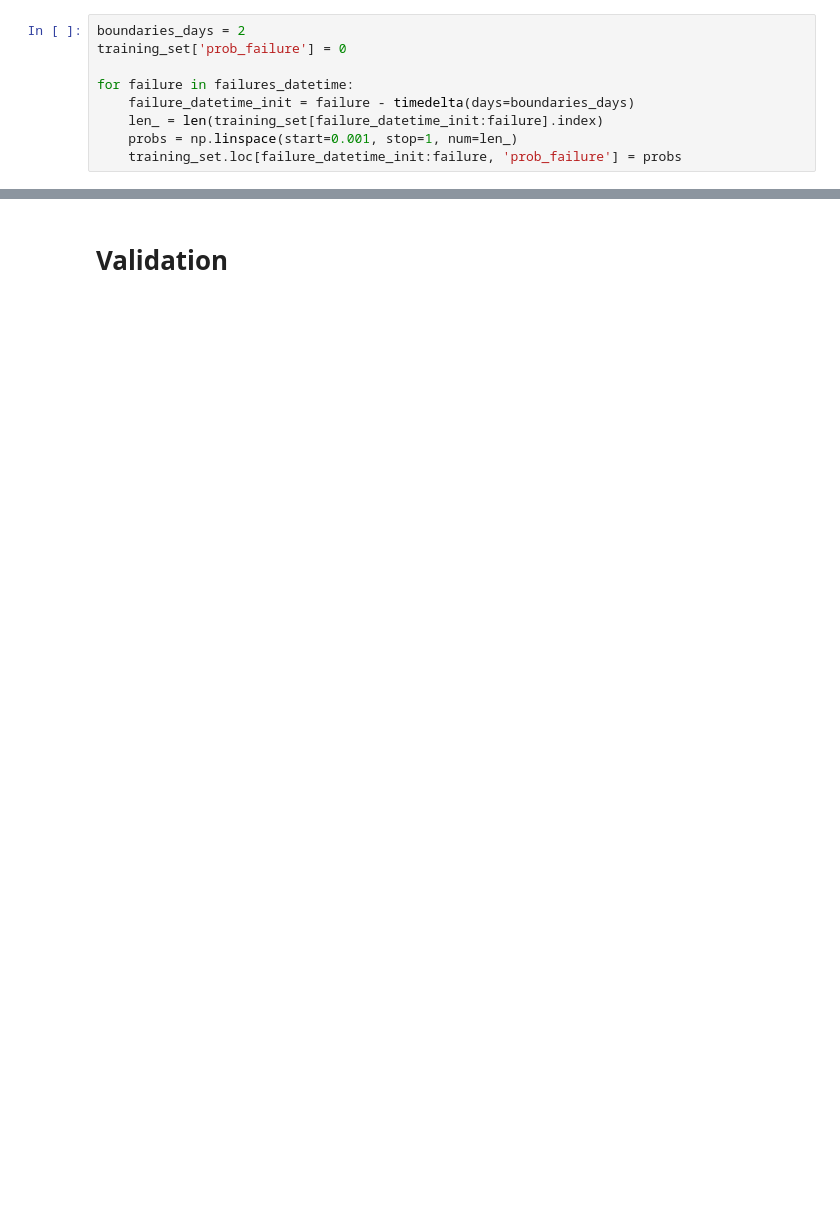
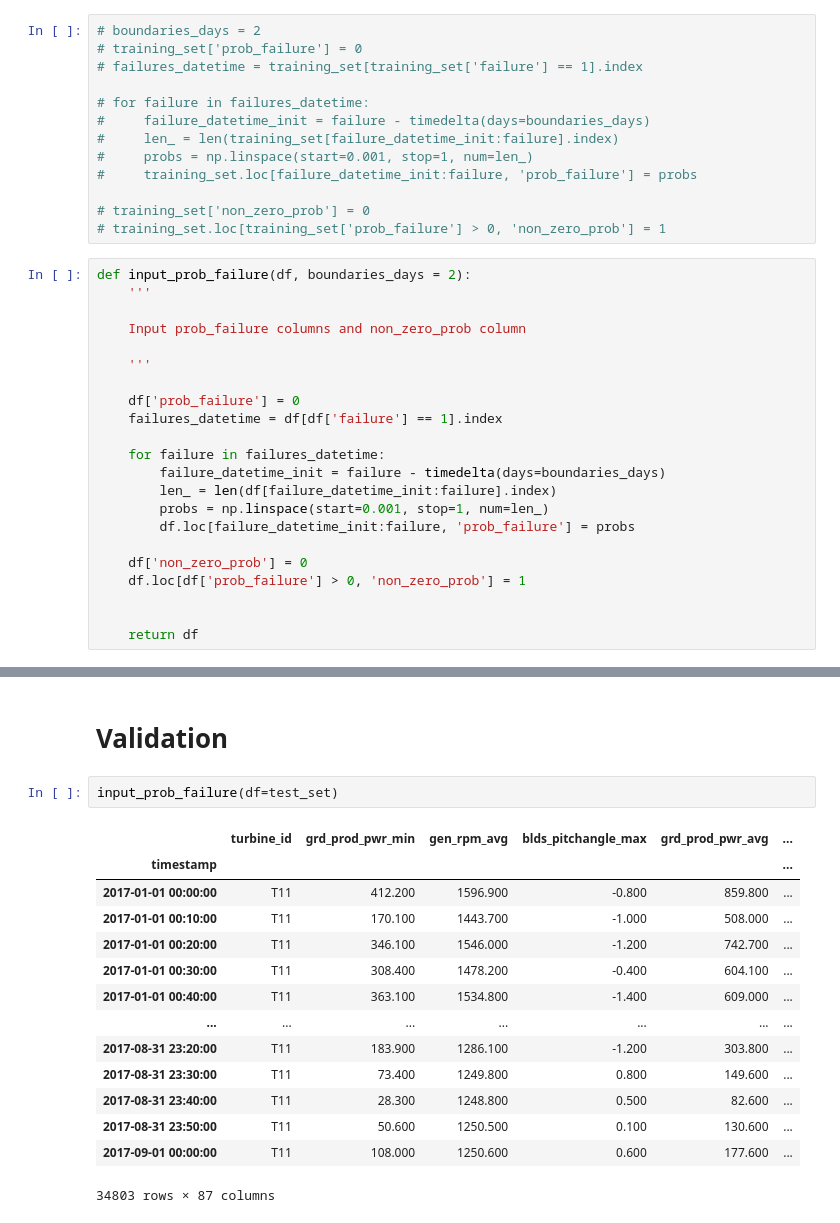
Before and after one commit to Rodrigohamacher/SCADA_wind_turbines, a Jupyter notebook: codes/EDA_SCADA_T11.ipynb, the cells around one changed output, grey strips where cells are left out. Saved outputs shown, nothing was run; the diff lists cells and outputs as text; blank space fills up the shorter version.

```diff
--- a/codes/EDA_SCADA_T11.ipynb
+++ b/codes/EDA_SCADA_T11.ipynb
@@ -510,11 +513,37 @@ training_set.head()
 # %% [markdown]
 ### Considering the data 48 hrs before and after failure
 # %%
-boundaries_days = 2
-training_set['prob_failure'] = 0
+# boundaries_days = 2
+# training_set['prob_failure'] = 0
+# failures_datetime = training_set[training_set['failure'] == 1].index
 
-for failure in failures_datetime:
-    failure_datetime_init = failure - timedelta(days=boundaries_days)
-    len_ = len(training_set[failure_datetime_init:failure].index)
-    probs = np.linspace(start=0.001, stop=1, num=len_)
-    training_set.loc[failure_datetime_init:failure, 'prob_failure'] = probs
+# for failure in failures_datetime:
+#     failure_datetime_init = failure - timedelta(days=boundaries_days)
+#     len_ = len(training_set[failure_datetime_init:failure].index)
+#     probs = np.linspace(start=0.001, stop=1, num=len_)
+#     training_set.loc[failure_datetime_init:failure, 'prob_failure'] = probs
+
+# training_set['non_zero_prob'] = 0
+# training_set.loc[training_set['prob_failure'] > 0, 'non_zero_prob'] = 1
+# %%
+def input_prob_failure(df, boundaries_days = 2):
+    '''
+
+    Input prob_failure columns and non_zero_prob column
+
+    '''
+
+    df['prob_failure'] = 0
+    failures_datetime = df[df['failure'] == 1].index
+
+    for failure in failures_datetime:
+        failure_datetime_init = failure - timedelta(days=boundaries_days)
+        len_ = len(df[failure_datetime_init:failure].index)
+        probs = np.linspace(start=0.001, stop=1, num=len_)
+        df.loc[failure_datetime_init:failure, 'prob_failure'] = probs
+
+    df['non_zero_prob'] = 0
+    df.loc[df['prob_failure'] > 0, 'non_zero_prob'] = 1
+
+
+    return df
@@ -557,2 +658,19 @@ plt.close()
 # %% [markdown]
 # Validation
+# %%
+input_prob_failure(df=test_set)
+# %% [output]
+|  | turbine_id | grd_prod_pwr_min | gen_rpm_avg | blds_pitchangle_max | grd_prod_pwr_avg | ... |
+| timestamp |  |  |  |  |  | ... |
+| 2017-01-01 00:00:00 | T11 | 412.200 | 1596.900 | -0.800 | 859.800 | ... |
+| 2017-01-01 00:10:00 | T11 | 170.100 | 1443.700 | -1.000 | 508.000 | ... |
+| 2017-01-01 00:20:00 | T11 | 346.100 | 1546.000 | -1.200 | 742.700 | ... |
+| 2017-01-01 00:30:00 | T11 | 308.400 | 1478.200 | -0.400 | 604.100 | ... |
+| 2017-01-01 00:40:00 | T11 | 363.100 | 1534.800 | -1.400 | 609.000 | ... |
+| ... | ... | ... | ... | ... | ... | ... |
+| 2017-08-31 23:20:00 | T11 | 183.900 | 1286.100 | -1.200 | 303.800 | ... |
+| 2017-08-31 23:30:00 | T11 | 73.400 | 1249.800 | 0.800 | 149.600 | ... |
+| 2017-08-31 23:40:00 | T11 | 28.300 | 1248.800 | 0.500 | 82.600 | ... |
+| 2017-08-31 23:50:00 | T11 | 50.600 | 1250.500 | 0.100 | 130.600 | ... |
+| 2017-09-01 00:00:00 | T11 | 108.000 | 1250.600 | 0.600 | 177.600 | ... |
+34803 rows × 87 columns
```
Also changed, not shown: parts of 16 cells of this notebook.
